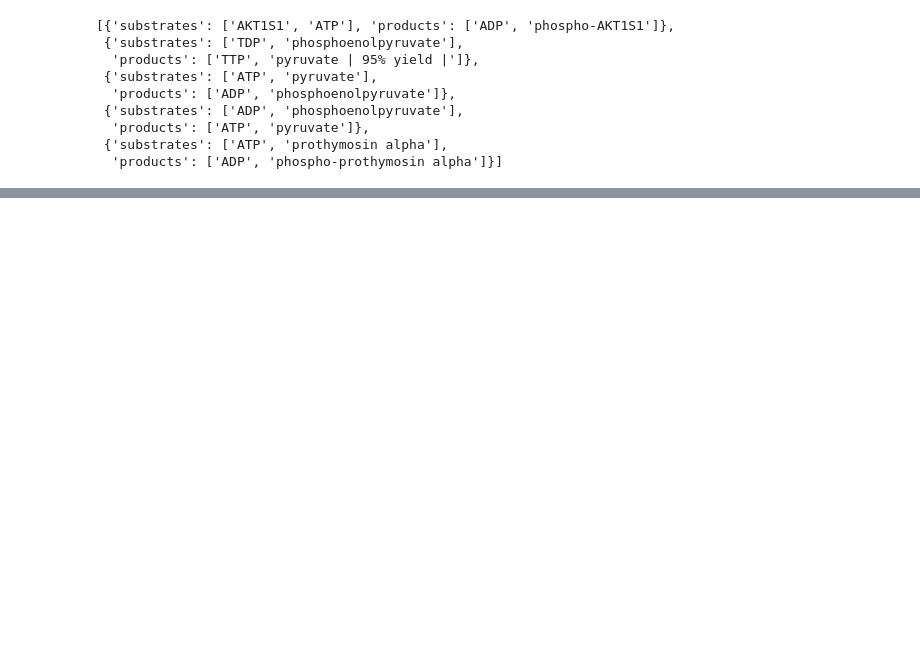
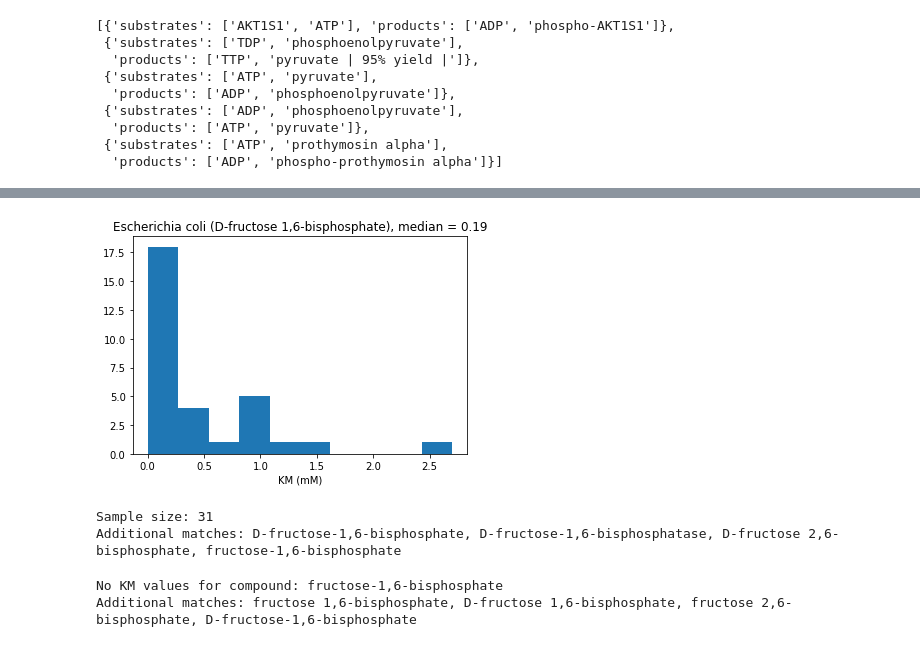
Before and after one commit to Robaina/BRENDApyrser, a Jupyter notebook: README.ipynb, the cells around one changed output, grey strips where cells are left out. Saved outputs shown, nothing was run; the diff lists cells and outputs as text; code cells hidden in the pictures; blank space fills up the shorter version.

```diff
--- a/README.ipynb
+++ b/README.ipynb
@@ -311,0 +166,51 @@ rxns[:10].filter_by_organism('Bos taurus')
+# %%
+def getKMcompounds(rxn_list) -> list:
+    cpds = set()
+    for rxn in rxn_list:
+        cpds.update([s for s in rxn.KMvalues.keys()])
+    try:
+        cpds.remove('')
+    except Exception:
+        pass
+    return list(cpds)
+
+compounds = getKMcompounds(brenda.reactions.filter_by_organism('Escherichia coli'))
+# %%
+species, candidate_cpd = 'Escherichia coli', 'D-fructose-1,6-bisphosphate'
+matched_cpds = process.extract(candidate_cpd, compounds, limit=5)
+compound, ratio = matched_cpds[0]
+KMs = np.array([v for r in brenda.reactions.filter_by_organism(species)
+                for v in r.KMvalues.filter_by_compound(compound).filter_by_organism(species).get_values()])
+KMs = KMs[KMs > 0]
+if len(KMs) > 0:
+    plt.hist(KMs)
+    plt.xlabel('KM (mM)')
+    plt.title(f'{species} ({compound}), median = {np.median((KMs))}')
+    plt.show()
+    print(f'Sample size: {len(KMs)}')
+else:
+    print(f'No KM values for compound: {compound}')
+print(f'Additional matches: {", ".join([m[0] for m in matched_cpds[1:]])}')
+# %% [output]
+[figure, added]
+Sample size: 31
+Additional matches: D-fructose-1,6-bisphosphate, D-fructose-1,6-bisphosphatase, D-fructose 2,6-bisphosphate, fructose-1,6-bisphosphate
+# %%
+species, candidate_cpd = 'Escherichia coli', 'fructose-1,6-bisphosphate'
+matched_cpds = process.extract(candidate_cpd, compounds, limit=5)
+compound, ratio = matched_cpds[0]
+KMs = np.array([v for r in brenda.reactions.filter_by_organism(species)
+                for v in r.KMvalues.filter_by_compound(compound).filter_by_organism(species).get_values()])
+KMs = KMs[KMs > 0]
+if len(KMs) > 0:
+    plt.hist(KMs)
+    plt.xlabel('KM (mM)')
+    plt.title(f'{species} ({compound}), median = {np.median((KMs))}')
+    plt.show()
+    print(f'Sample size: {len(KMs)}')
+else:
+    print(f'No KM values for compound: {compound}')
+print(f'Additional matches: {", ".join([m[0] for m in matched_cpds[1:]])}')
+# %% [output]
+No KM values for compound: fructose-1,6-bisphosphate
+Additional matches: fructose 1,6-bisphosphate, D-fructose 1,6-bisphosphate, fructose 2,6-bisphosphate, D-fructose-1,6-bisphosphate
```
Also changed, not shown: parts of 33 cells of this notebook, 10 other files.
